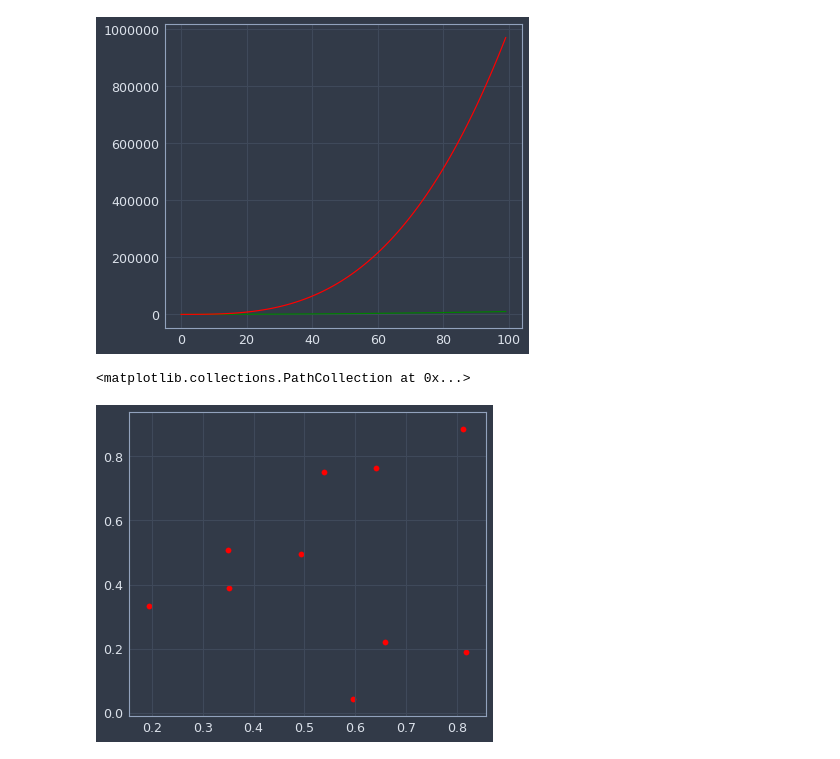
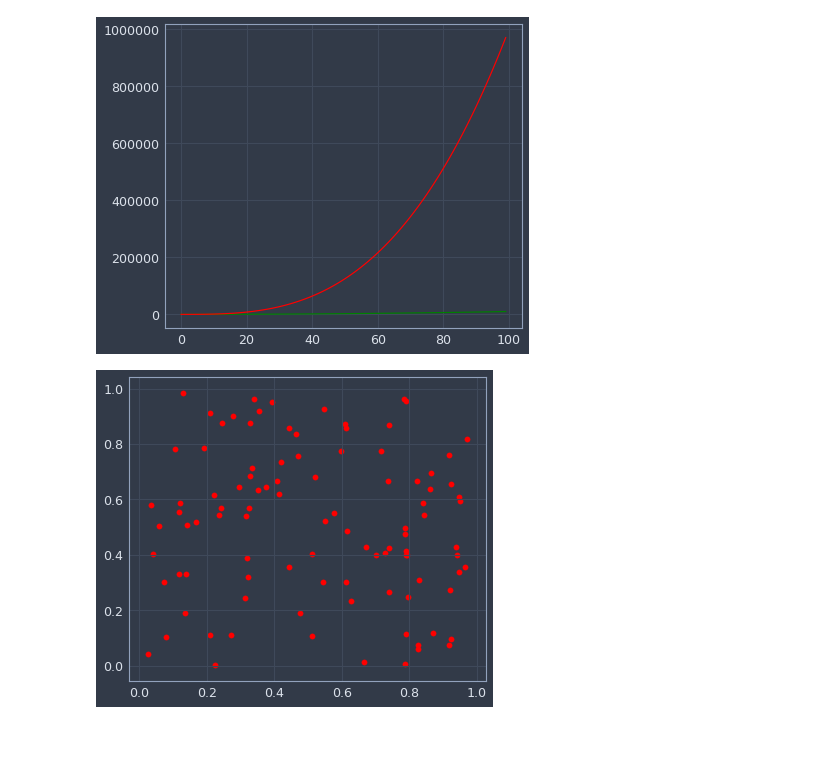
Before and after one commit to shubhammittal009/machine_learning_prac, a Jupyter notebook: using_matplotlib.ipynb, the cells around one changed output. Saved outputs shown, nothing was run; the diff lists cells and outputs as text; code cells hidden in the pictures.

Commit message:
using_matplotlib

```diff
--- a/using_matplotlib.ipynb
+++ b/using_matplotlib.ipynb
@@ -28,11 +28,12 @@ plt.show()
 # %%
 # Scatter Plots
 
 # Random Values in the range 0 and 1
-arr = np.random.random((10,2))
+arr = np.random.random((100,2))
 
 plt.figure(0)
 plt.scatter(arr[:,0],arr[:,1],color="red")
+
+plt.show()
 # %% [output]
-<matplotlib.collections.PathCollection at 0x...>
-[figure, old version]
+[figure, new version]
```
